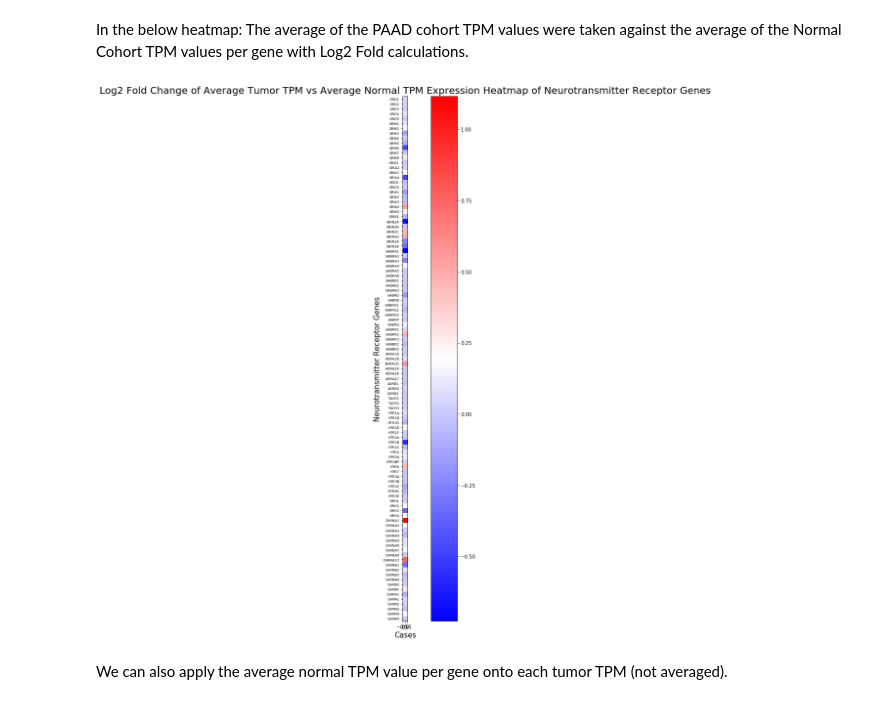
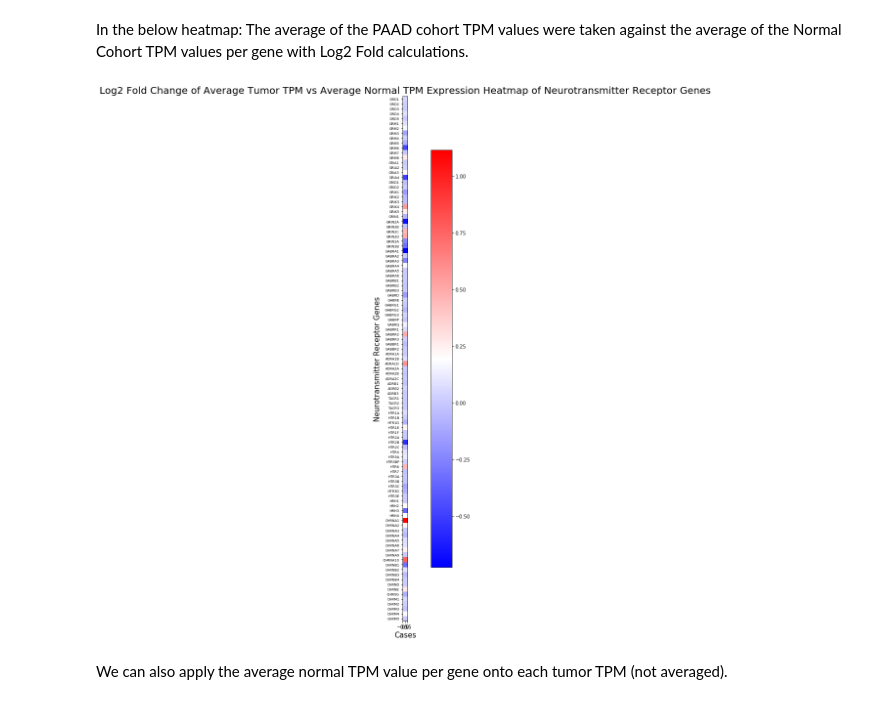
Before and after one commit to sophiaho/broad-work, a Jupyter notebook: cancer_expression_heatmap.ipynb, the cells around one changed output. Cells and saved outputs as stored; diff of their text form; code cells hidden in the pictures.

```diff
--- a/cancer_expression_heatmap.ipynb
+++ b/cancer_expression_heatmap.ipynb
@@ -139,7 +136,7 @@ for index, row in neurotransmitter_genes.iterrows():
 # %% [markdown]
 ## Part 1.a Creating the first expression heatmap
 # %%
-def draw_expression_heatmap(table, y_axis_list, cmap, title):
+def draw_expression_heatmap(table, y_axis_list, cmap, title, height, width):
     # convert this dataframe made with the pandas library to an array that is usable with the numpy
     # library to create heatmap
     htseq_count_values = table.drop('hgnc_symbol', axis=1)
@@ -159,10 +156,10 @@ def draw_expression_heatmap(table, y_axis_list, cmap, title):
 
     # resizing the graph
     fig = plt.gcf()
-    fig.set_size_inches(24, 16)
+    fig.set_size_inches(height, width)
 
 
-    fig.colorbar(im, fraction = 0.046, pad = 0.04)
+    fig.colorbar(im, fraction = 0.036, pad = 0.04)
 
     ax.set_title(title, fontsize=20, ha='center')
     fig.tight_layout()
@@ -170,7 +167,7 @@ def draw_expression_heatmap(table, y_axis_list, cmap, title):
 
     fig.savefig('image/expression_heatmap.png', dpi=100)
 
-draw_expression_heatmap(rnaseq, receptor_gene_list, 'YlGnBu', 'Expression Heatmap of Neurotransmitter Receptor Genes in PAAD Cohort')
+draw_expression_heatmap(rnaseq, receptor_gene_list, 'YlGnBu', 'Expression Heatmap of Neurotransmitter Receptor Genes in PAAD Cohort', 24, 16)
 # %% [output]
 [figure]
 # %% [markdown]
@@ -801,9 +812,9 @@ log2fold_rnaseq_averaged = apply_log2fold(rnaseq_tpm_avg, normal_rnaseq_tpm_avg,
 In the below heatmap:
     The average of the PAAD cohort TPM values were taken against the average of the Normal Cohort TPM values per gene with Log2 Fold calculations.
 # %%
-draw_expression_heatmap(log2fold_rnaseq_averaged, log2fold_rnaseq_averaged['hgnc_symbol'].tolist(), 'bwr', 'Log2 Fold Change of Average Tumor TPM vs Average Normal TPM Expression Heatmap of Neurotransmitter Receptor Genes')
+draw_expression_heatmap(log2fold_rnaseq_averaged, log2fold_rnaseq_averaged['hgnc_symbol'].tolist(), 'bwr', 'Log2 Fold Change of Average Tumor TPM vs Average Normal TPM Expression Heatmap of Neurotransmitter Receptor Genes', 24, 16)
 # %% [output]
-[figure, old version]
+[figure, new version]
 # %% [markdown]
 We can also apply the average normal TPM value per gene onto each tumor TPM (not averaged).
 # %% [markdown]
```
Also changed, not shown: parts of 26 cells of this notebook, 1 other file.
